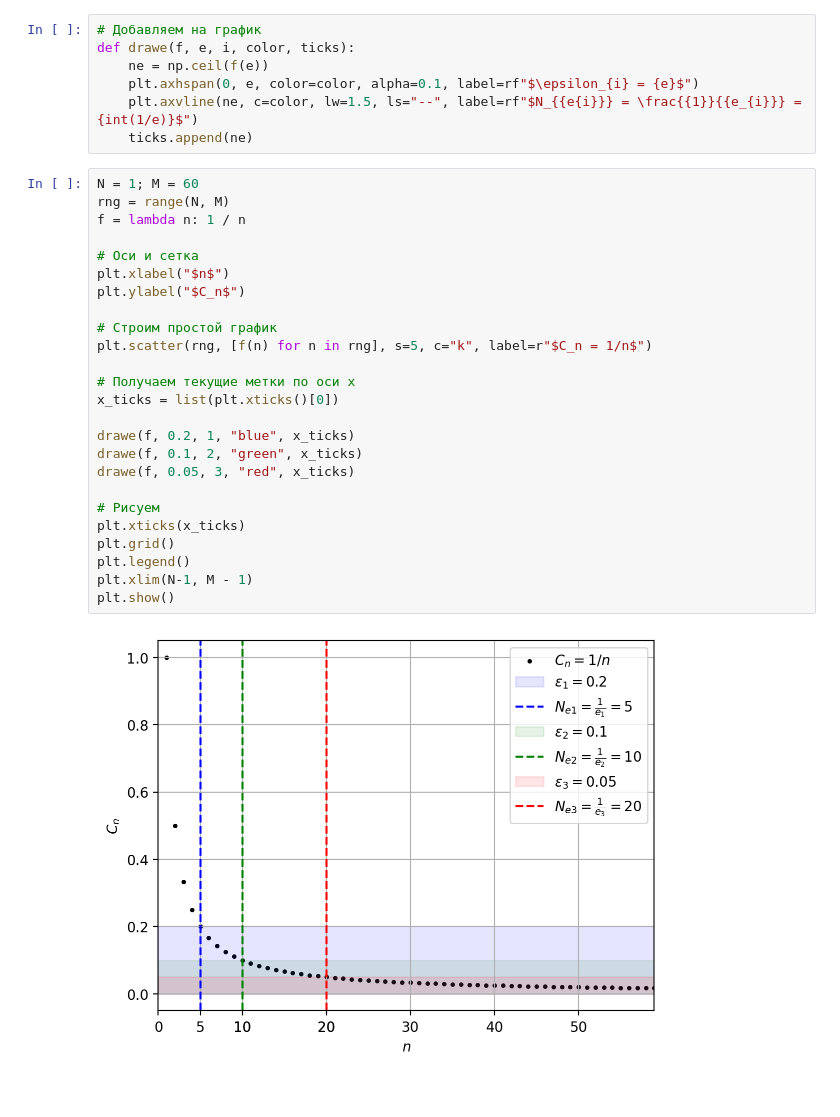
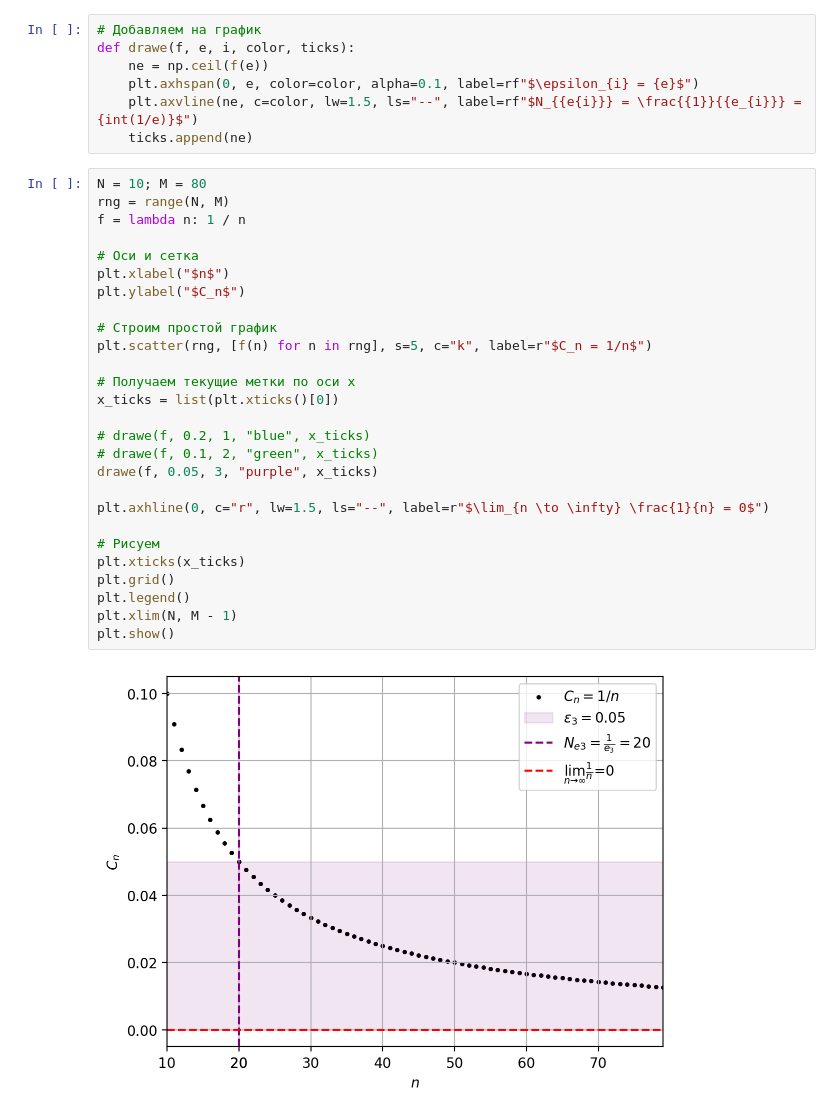
Before and after one commit to sabahtalateh/ainots, a Jupyter notebook: specmatan/matan1/day2/limitdemo.ipynb, the cells around one changed output. Saved outputs shown, nothing was run; the diff lists cells and outputs as text.

```diff
--- a/specmatan/matan1/day2/limitdemo.ipynb
+++ b/specmatan/matan1/day2/limitdemo.ipynb
@@ -10,29 +10,31 @@ def drawe(f, e, i, color, ticks):
     plt.axvline(ne, c=color, lw=1.5, ls="--", label=rf"$N_{{e{i}}} = \frac{{1}}{{e_{i}}} = {int(1/e)}$")
     ticks.append(ne)
 # %%
-N = 1; M = 60
+N = 10; M = 80
 rng = range(N, M)
 f = lambda n: 1 / n
 
 # Оси и сетка
 plt.xlabel("$n$")
 plt.ylabel("$C_n$")
 
 # Строим простой график
 plt.scatter(rng, [f(n) for n in rng], s=5, c="k", label=r"$C_n = 1/n$")
 
 # Получаем текущие метки по оси x
 x_ticks = list(plt.xticks()[0])
 
-drawe(f, 0.2, 1, "blue", x_ticks)
-drawe(f, 0.1, 2, "green", x_ticks)
-drawe(f, 0.05, 3, "red", x_ticks)
+# drawe(f, 0.2, 1, "blue", x_ticks)
+# drawe(f, 0.1, 2, "green", x_ticks)
+drawe(f, 0.05, 3, "purple", x_ticks)
+
+plt.axhline(0, c="r", lw=1.5, ls="--", label=r"$\lim_{n \to \infty} \frac{1}{n} = 0$")
 
 # Рисуем
 plt.xticks(x_ticks)
 plt.grid()
 plt.legend()
-plt.xlim(N-1, M - 1)
+plt.xlim(N, M - 1)
 plt.show()
 # %% [output]
-[figure, old version]
+[figure, new version]
```
Also changed, not shown: 4 other files.
